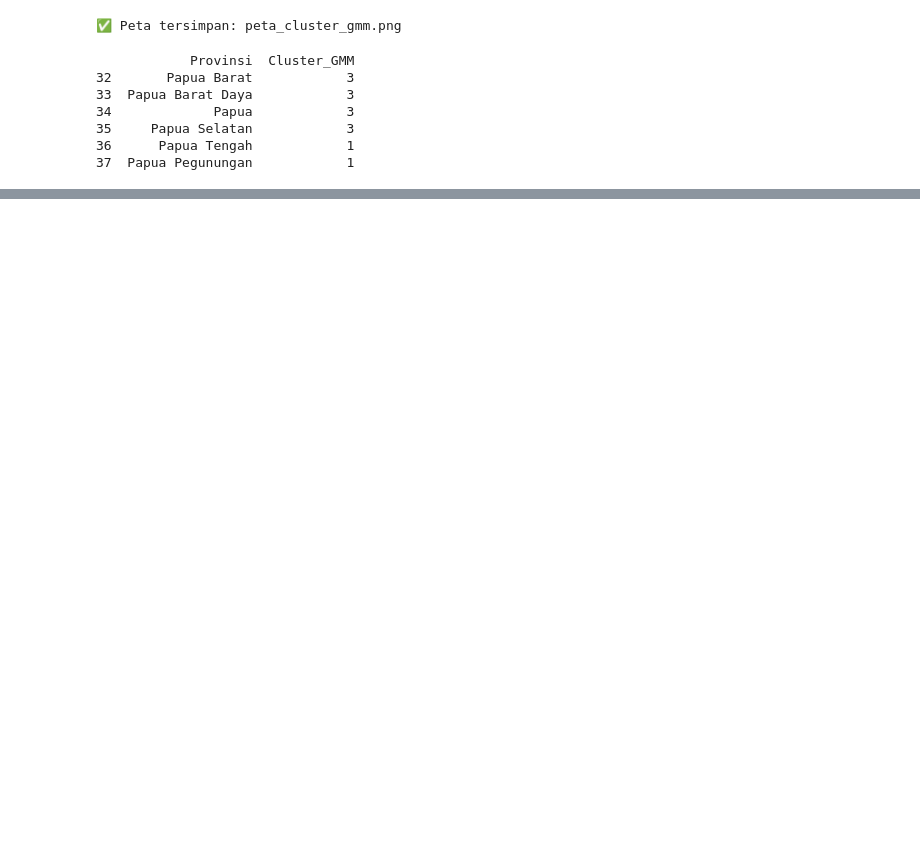
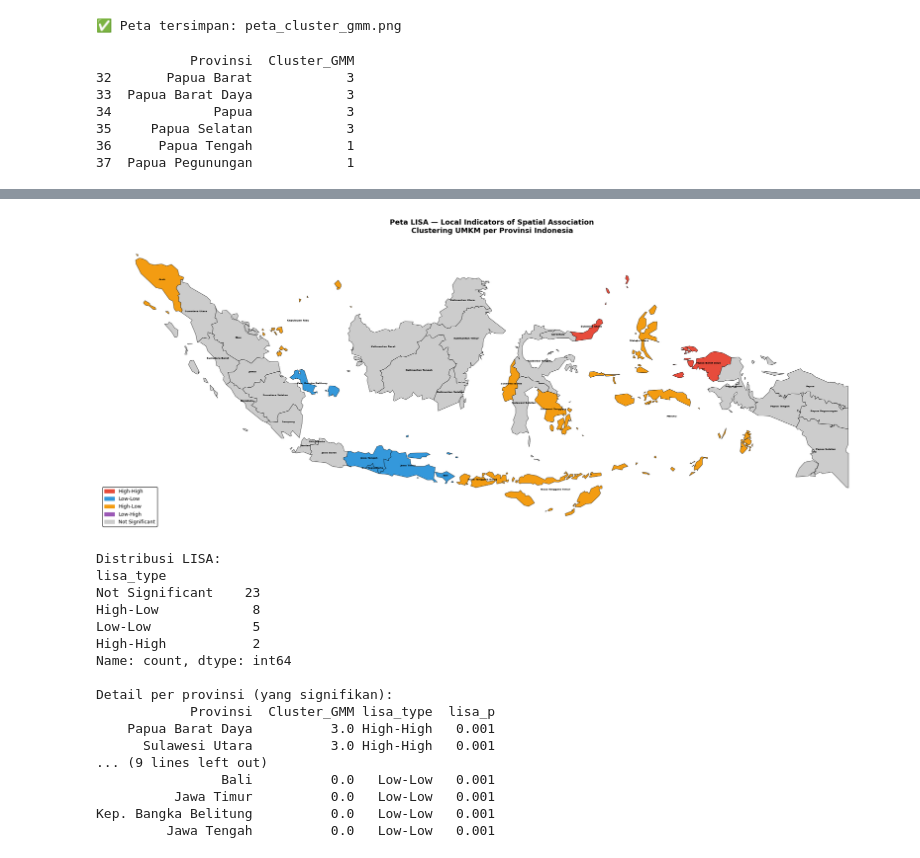
Before and after one commit to mmalveaffs-beep/DatMin---Clustering-UMKM, a Jupyter notebook: Code kompilasi 2.ipynb, the cells around one changed output, grey strips where cells are left out. Saved outputs shown, nothing was run; the diff lists cells and outputs as text; code cells hidden in the pictures; blank space fills up the shorter version.

```diff
--- a/Code kompilasi 2.ipynb
+++ b/Code kompilasi 2.ipynb
@@ -1726,0 +1817,76 @@ print(papua_check)
+# %%
+from esda.moran import Moran_Local
+
+# Hitung LISA
+lisa = Moran_Local(gdf_merged_clean['Cluster_GMM'], w)
+
+# Klasifikasi
+gdf_merged_clean['lisa_q']   = lisa.q
+gdf_merged_clean['lisa_p']   = lisa.p_sim
+gdf_merged_clean['lisa_sig'] = lisa.p_sim < 0.05
+
+lisa_labels = {1: 'High-High', 2: 'Low-High', 3: 'Low-Low', 4: 'High-Low'}
+gdf_merged_clean['lisa_type'] = gdf_merged_clean.apply(
+    lambda x: lisa_labels[x['lisa_q']] if x['lisa_sig'] else 'Not Significant',
+    axis=1
+)
+
+# Warna LISA
+lisa_colors = {
+    'High-High'       : '#E74C3C',
+    'Low-Low'         : '#3498DB',
+    'High-Low'        : '#F39C12',
+    'Low-High'        : '#9B59B6',
+    'Not Significant' : '#CCCCCC'
+}
+gdf_merged_clean['lisa_color'] = gdf_merged_clean['lisa_type'].map(lisa_colors)
+
+# Plot peta LISA
+fig, ax = plt.subplots(figsize=(20, 10))
+gdf_merged_clean.plot(color=gdf_merged_clean['lisa_color'],
+                      ax=ax, edgecolor='black', linewidth=0.5)
+
+for idx, row in gdf_merged_clean.iterrows():
+    if row.geometry:
+        centroid = row.geometry.centroid
+        ax.annotate(row['Provinsi'],
+                   xy=(centroid.x, centroid.y),
+                   fontsize=4.5, ha='center', color='black',
+                   fontweight='bold')
+
+patches = [mpatches.Patch(color=v, label=k) for k, v in lisa_colors.items()]
+ax.legend(handles=patches, loc='lower left', fontsize=9,
+          framealpha=0.9, edgecolor='black')
+
+ax.set_title('Peta LISA — Local Indicators of Spatial Association\nClustering UMKM per Provinsi Indonesia',
+             fontsize=13, fontweight='bold', pad=15)
+ax.axis('off')
+plt.tight_layout()
+plt.savefig('peta_lisa.png', dpi=200, bbox_inches='tight')
+plt.show()
+
+# Output detail
+print("\nDistribusi LISA:")
+print(gdf_merged_clean['lisa_type'].value_counts())
+print("\nDetail per provinsi (yang signifikan):")
+sig = gdf_merged_clean[gdf_merged_clean['lisa_sig']][['Provinsi','Cluster_GMM','lisa_type','lisa_p']]
+print(sig.sort_values('lisa_type').to_string(index=False))
+# %% [output]
+[figure, added]
+Distribusi LISA:
+lisa_type
+Not Significant    23
+High-Low            8
+Low-Low             5
+High-High           2
+Name: count, dtype: int64
+
+Detail per provinsi (yang signifikan):
+            Provinsi  Cluster_GMM lisa_type  lisa_p
+    Papua Barat Daya          3.0 High-High   0.001
+      Sulawesi Utara          3.0 High-High   0.001
+... (9 lines left out)
+                Bali          0.0   Low-Low   0.001
+          Jawa Timur          0.0   Low-Low   0.001
+Kep. Bangka Belitung          0.0   Low-Low   0.001
+         Jawa Tengah          0.0   Low-Low   0.001
```
Also changed, not shown: parts of 21 cells of this notebook, 4 other files.
